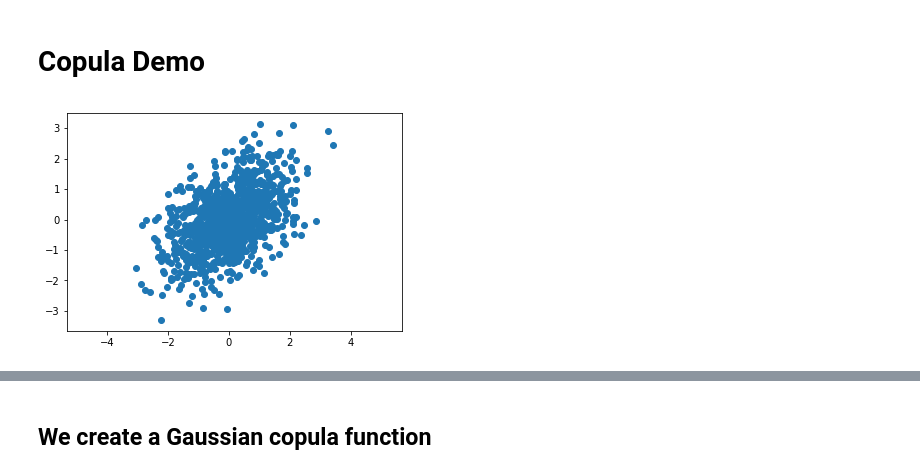
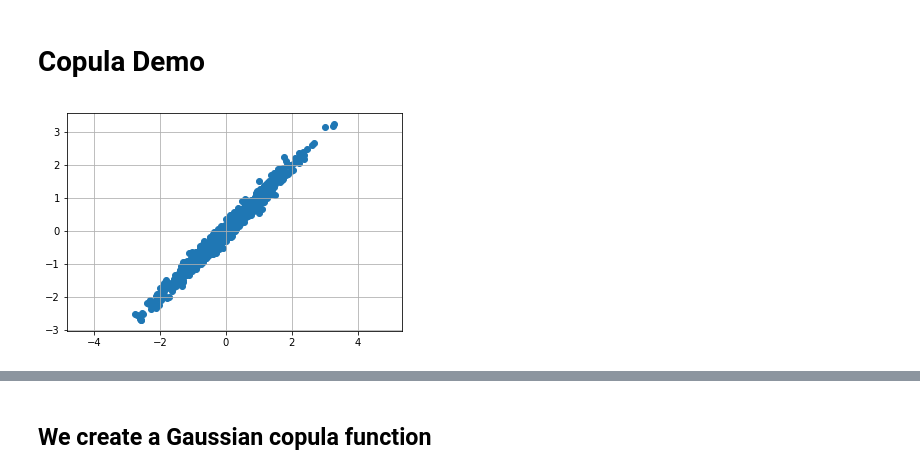
Before and after one commit to Farria/2017.M1.ASP, a Jupyter notebook: py/Demo_Copula.ipynb, the cells around one changed output, grey strips where cells are left out. Saved outputs shown, nothing was run; the diff lists cells and outputs as text; code cells hidden in the pictures.

```diff
--- a/py/Demo_Copula.ipynb
+++ b/py/Demo_Copula.ipynb
@@ -5,13 +5,14 @@ import numpy as np
 import matplotlib.pyplot as plt
 import scipy.stats as ss
 # %%
-rho = 0.5
+rho = 0.99
 Z2 = np.random.normal(size=(1000,2))
 Z2[:,1] = Z2 @ np.array([rho, np.sqrt(1-rho**2)])
 # %%
 # Plot on the domain of normal distribution [-infty, infty]
 plt.scatter(Z2[:,0], Z2[:,1])
 plt.axis('equal')
+plt.grid()
 plt.show()
 # %% [output]
-[figure, old version]
+[figure, new version]
```
Also changed, not shown: parts of 12 cells of this notebook.
